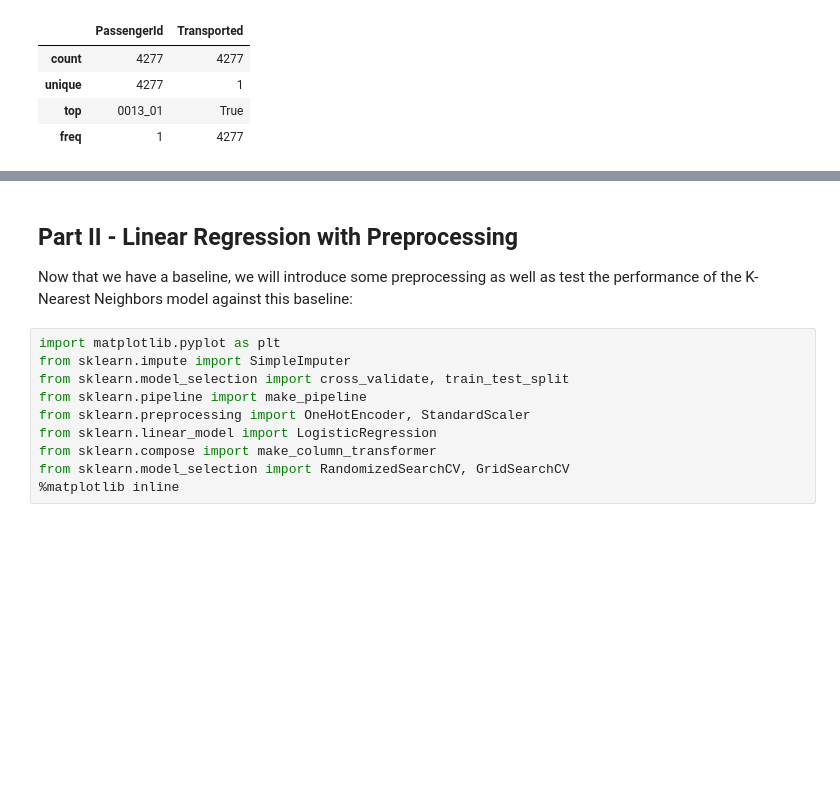
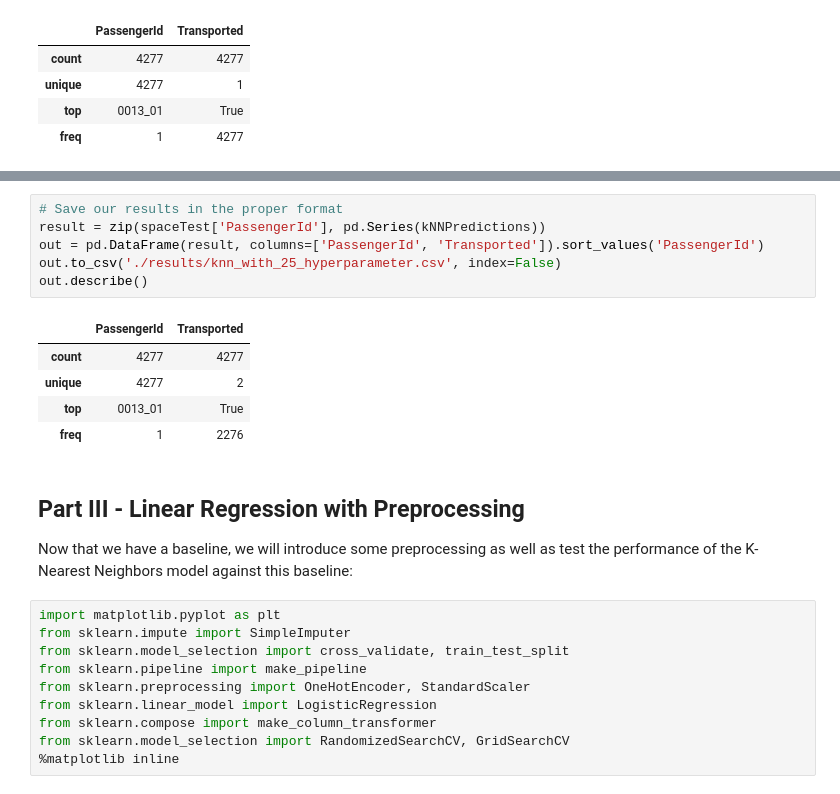
Before and after one commit to aaron-bruner/ECE-4420-Project, a Jupyter notebook: master-ece4420.ipynb, the cells around one changed output, grey strips where cells are left out. Cells and saved outputs as stored; diff of their text form; blank space fills up the shorter version.

```diff
--- a/master-ece4420.ipynb
+++ b/master-ece4420.ipynb
@@ -79,5 +182,17 @@ out.describe()
+# %%
+# Save our results in the proper format
+result = zip(spaceTest['PassengerId'], pd.Series(kNNPredictions))
+out = pd.DataFrame(result, columns=['PassengerId', 'Transported']).sort_values('PassengerId')
+out.to_csv('./results/knn_with_25_hyperparameter.csv', index=False)
+out.describe()
+# %% [output]
+|  | PassengerId | Transported |
+| count | 4277 | 4277 |
+| unique | 4277 | 2 |
+| top | 0013_01 | True |
+| freq | 1 | 2276 |
 # %% [markdown]
-## Part II - Linear Regression with Preprocessing
+## Part III - Linear Regression with Preprocessing
 Now that we have a baseline, we will introduce some preprocessing as well as test the performance of the K-Nearest Neighbors model against this baseline:
 # %%
 import matplotlib.pyplot as plt
```
Also changed, not shown: parts of 12 cells of this notebook, 2 other files.
